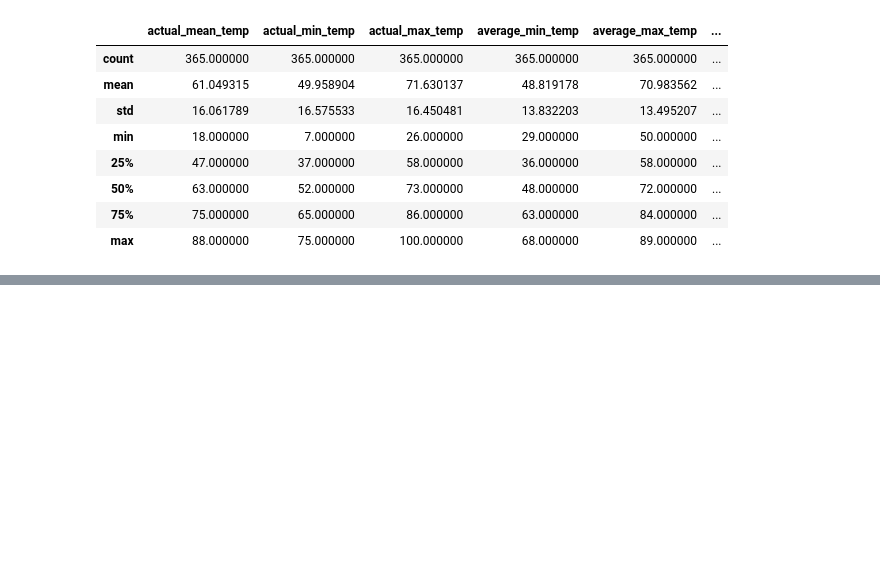
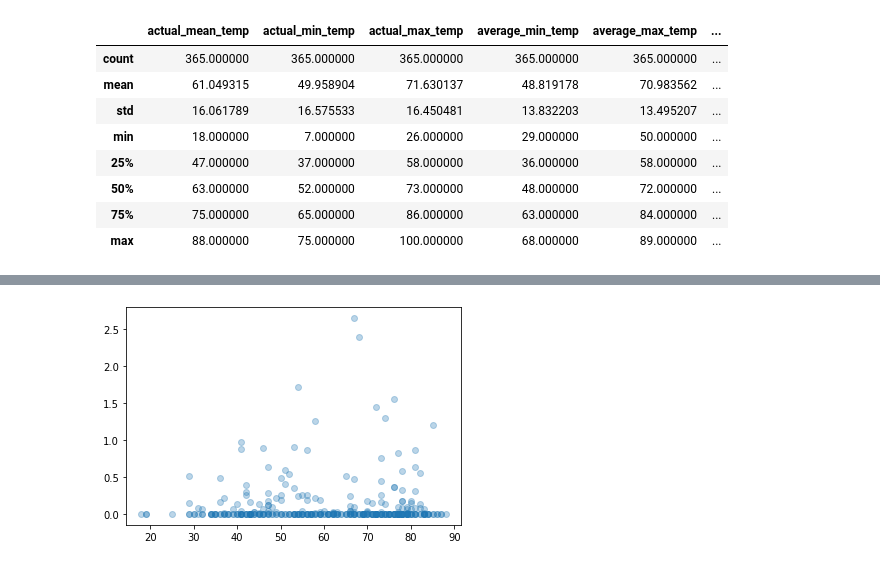
Before and after one commit to sn-ekstrand/weather-data-analysis, a Jupyter notebook: Untitled.ipynb, the cells around one changed output, grey strips where cells are left out. Drawn from its saved outputs; the diff is of its cells as text; code cells hidden in the pictures; blank space fills up the shorter version.

```diff
--- a/Untitled.ipynb
+++ b/Untitled.ipynb
@@ -61,0 +70,7 @@ df_kclt.describe()
+# %%
+fig, ax = plt.subplots()
+ax.scatter(df_kclt['actual_mean_temp'],
+           df_kclt['actual_precipitation'],
+           alpha=0.3);
+# %% [output]
+[figure, added]
```
Also changed, not shown: parts of 2 cells of this notebook.
